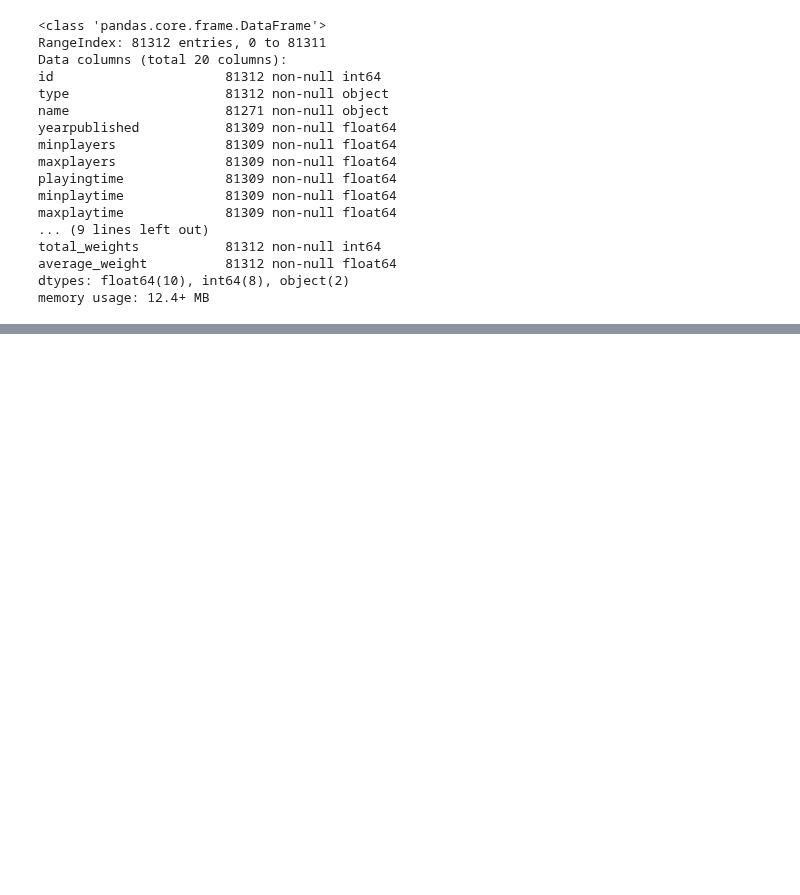
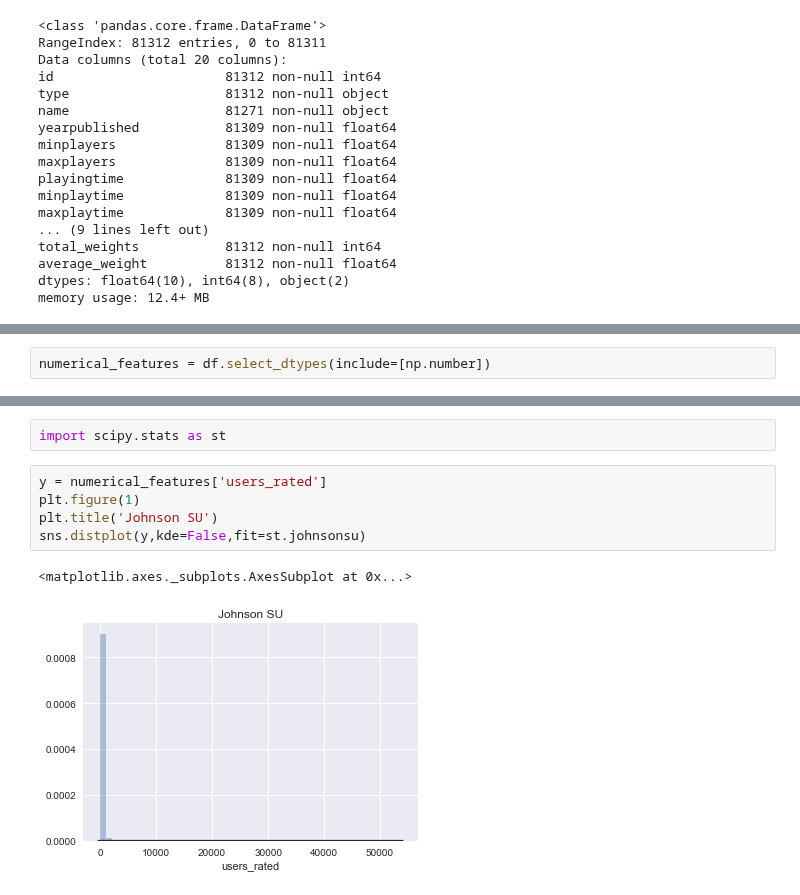
Before and after one commit to Lakshhmi/Code-Practice, a Jupyter notebook: Data Analysis.ipynb, the cells around one changed output, grey strips where cells are left out. Saved outputs shown, nothing was run; the diff lists cells and outputs as text; blank space fills up the shorter version.

```diff
--- a/Data Analysis.ipynb
+++ b/Data Analysis.ipynb
@@ -48,0 +108,2 @@ memory usage: 12.4+ MB
+# %%
+numerical_features = df.select_dtypes(include=[np.number])
@@ -48,0 +170,10 @@ memory usage: 12.4+ MB
+# %%
+import scipy.stats as st
+# %%
+y = numerical_features['users_rated']
+plt.figure(1)
+plt.title('Johnson SU')
+sns.distplot(y,kde=False,fit=st.johnsonsu)
+# %% [output]
+<matplotlib.axes._subplots.AxesSubplot at 0x...>
+[figure, added]
```
Also changed, not shown: parts of 23 cells of this notebook.
